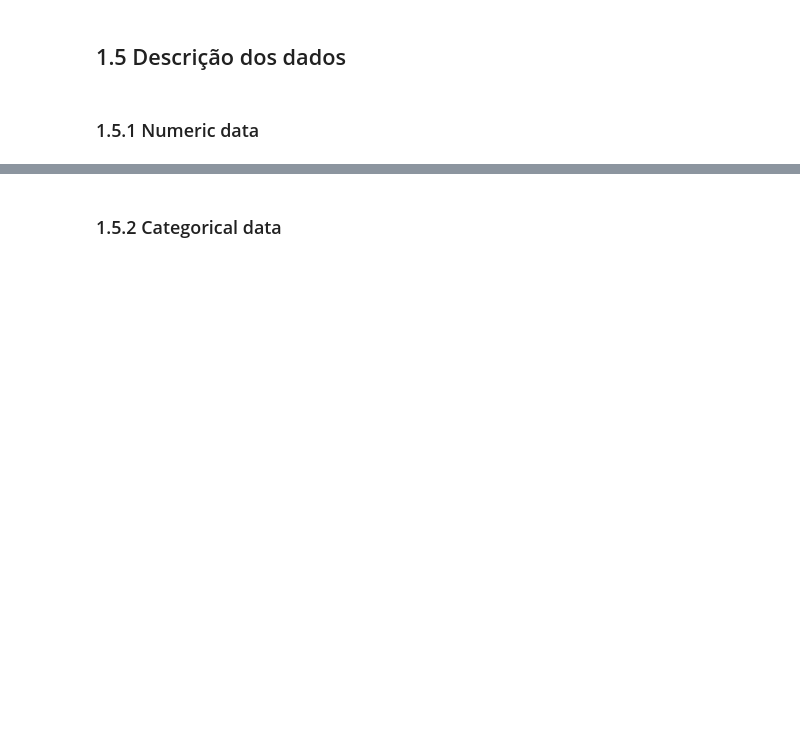
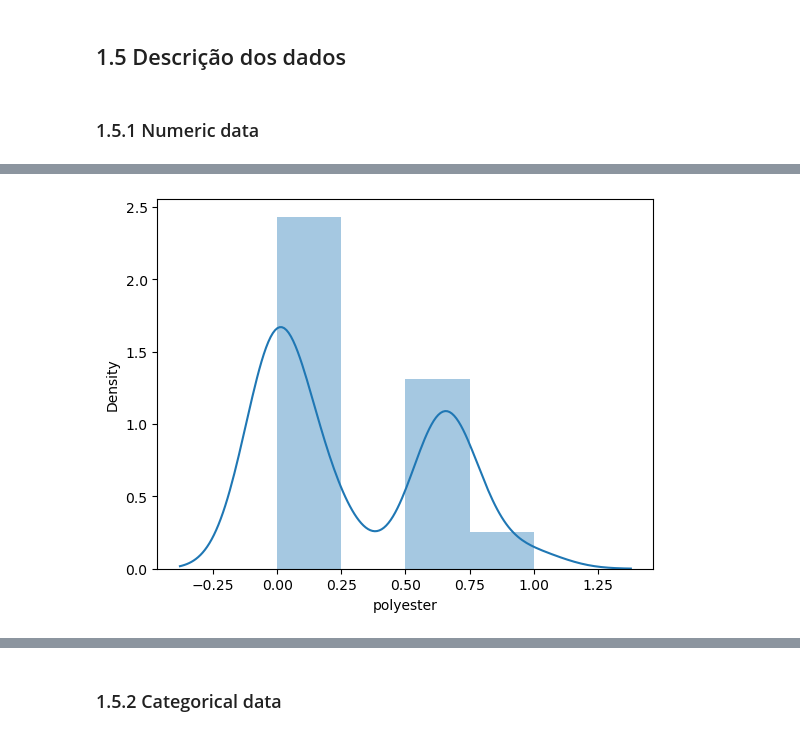
Before and after one commit to valferreiraalv/star_jeans, a Jupyter notebook: notebook/star_jeans_data_analysis.ipynb, the cells around one changed output, grey strips where cells are left out. Cells and saved outputs as stored; diff of their text form; code cells hidden in the pictures; blank space fills up the shorter version.

```diff
--- a/notebook/star_jeans_data_analysis.ipynb
+++ b/notebook/star_jeans_data_analysis.ipynb
@@ -162,0 +177,4 @@ ml
+# %%
+sns.distplot(df01['polyester']);
+# %% [output]
+[figure, added]
```
Also changed, not shown: parts of 7 cells of this notebook.
